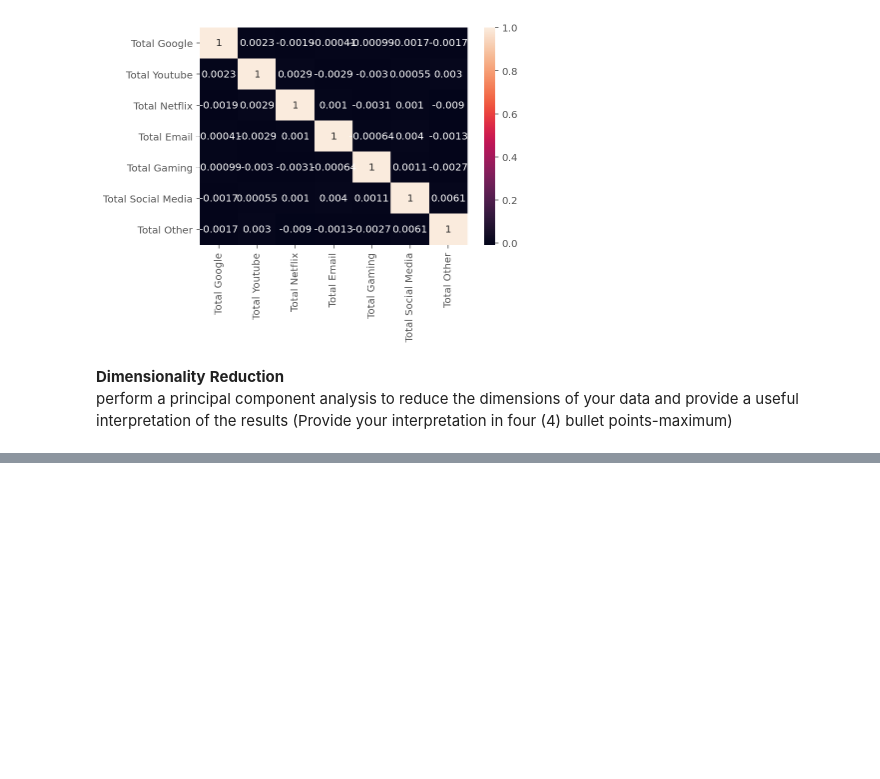
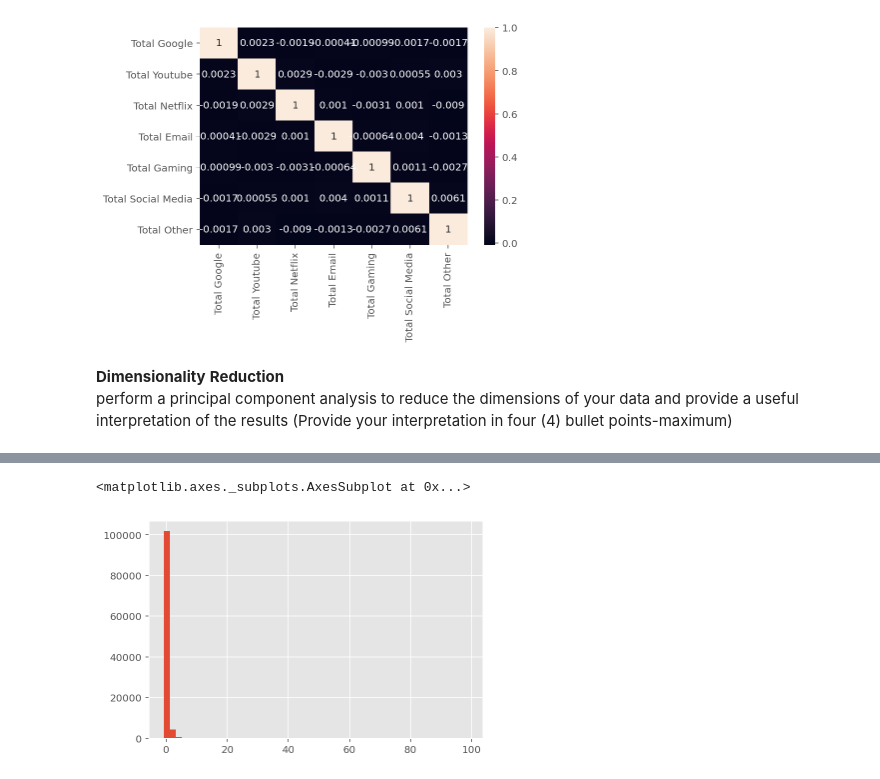
Before and after one commit to bezawitalemyimer/10xAc, a Jupyter notebook: week1/notebooks/data_source_csv.ipynb, the cells around one changed output, grey strips where cells are left out. Drawn from its saved outputs; the diff is of its cells as text; code cells hidden in the pictures; blank space fills up the shorter version.

```diff
--- a/week1/notebooks/data_source_csv.ipynb
+++ b/week1/notebooks/data_source_csv.ipynb
@@ -710,0 +787,5 @@ NameError: ignored
+# %%
+norm_engagement["Dur. (ms).1"].hist(bins=50)
+# %% [output]
+<matplotlib.axes._subplots.AxesSubplot at 0x...>
+[figure, added]
```
Also changed, not shown: parts of 52 cells of this notebook.
